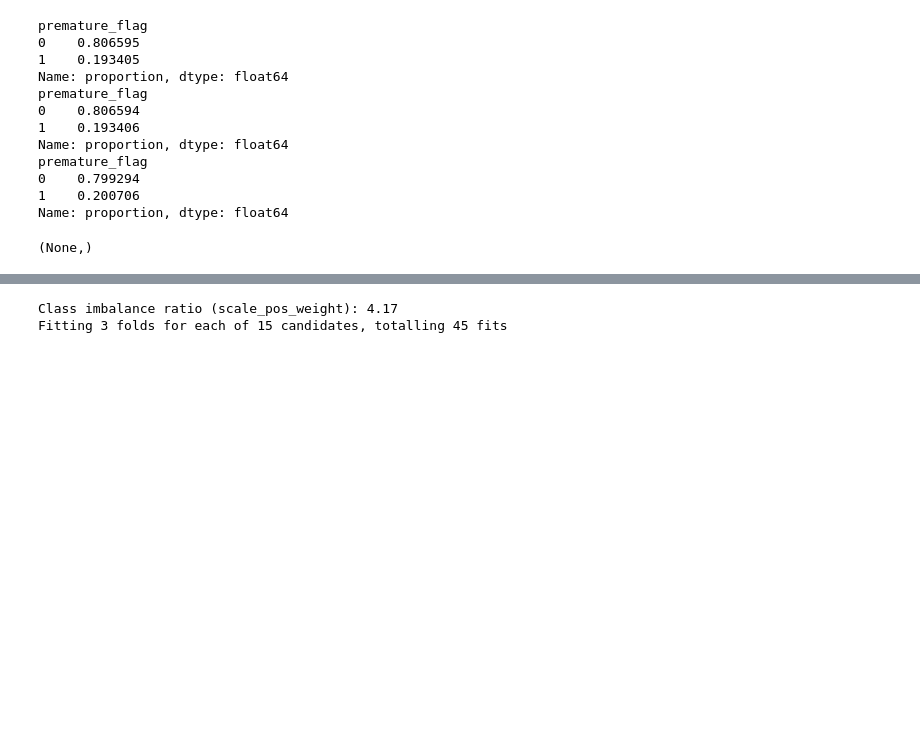
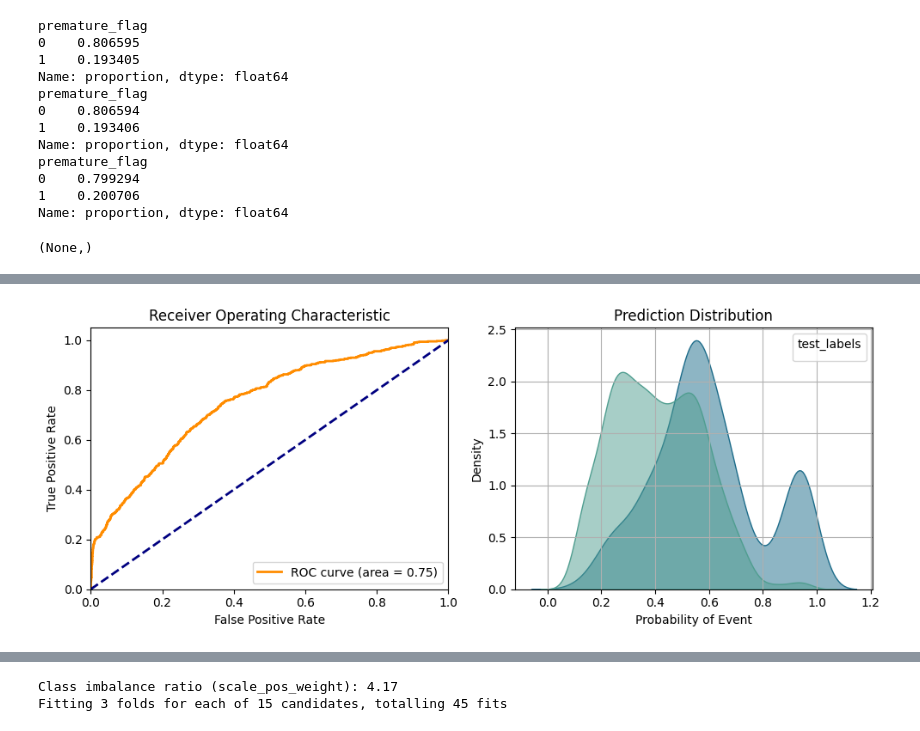
Before and after one commit to LinoMejiaDC/Machine-Leaarning-premature-births, a Jupyter notebook: Premature_model/notebooks/05_Modeling.ipynb, the cells around one changed output, grey strips where cells are left out. Drawn from its saved outputs; the diff is of its cells as text; code cells hidden in the pictures; blank space fills up the shorter version.

```diff
--- a/Premature_model/notebooks/05_Modeling.ipynb
+++ b/Premature_model/notebooks/05_Modeling.ipynb
@@ -1210,0 +1432,23 @@ def model_curve_plot_logloss_error(model, train_data, train_labels, test_data, t
+# %%
+param_grid = {
+        #'n_estimators': [800,1000,1200],
+        'n_estimators': [800],
+        'max_depth': [ 1,2,3],
+        'learning_rate': [0.01],
+        'subsample': [0.8],
+        'colsample_bytree': [0.8],
+        'min_child_weight': [1],
+        'gamma': [0]
+    }
+
+model_3, results_df_3, best_params_3 =  train_xgb_gridsearch_and_rank(train_data_top30,
+                                                                       train_labels,
+                                                                        test_data_top30,
+                                                                        test_labels,
+                                                                        holdout_data_top30,
+                                                                        holdout_labels,
+                                                                        param_grid)
+results_df_3
+
+
+## BEST
@@ -1210,0 +1477,4 @@ def model_curve_plot_logloss_error(model, train_data, train_labels, test_data, t
+# %%
+plot_roc_curve_from_df(model_3, test_labels, test_data_top30, 5)
+# %% [output]
+[figure, added]
```
Also changed, not shown: parts of 42 cells of this notebook.
